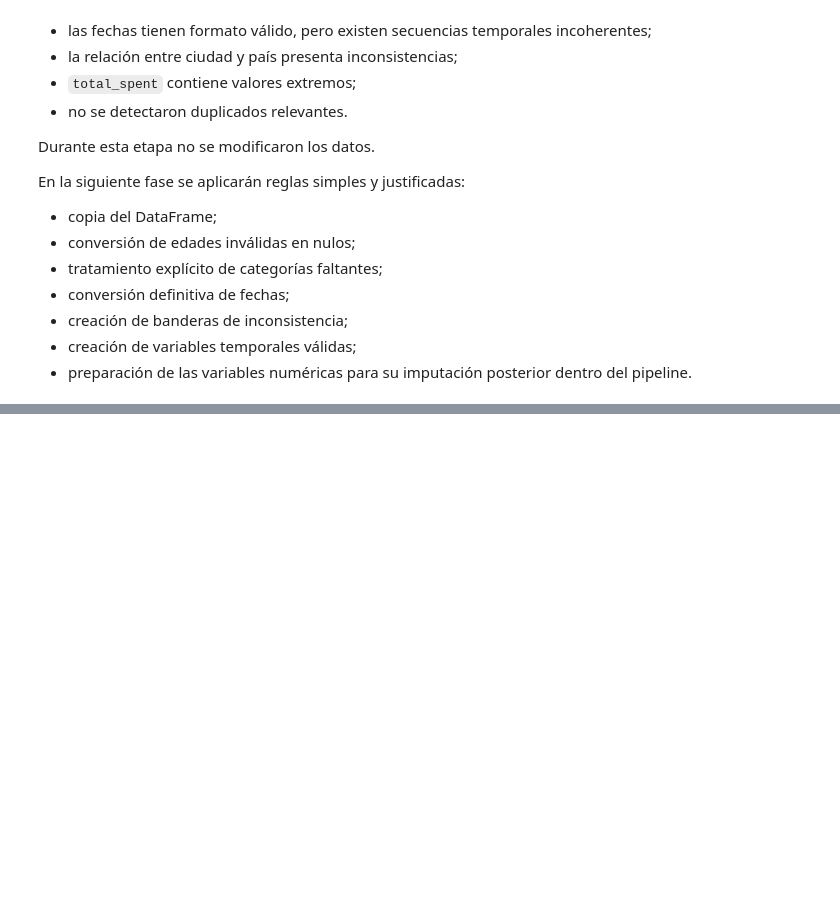
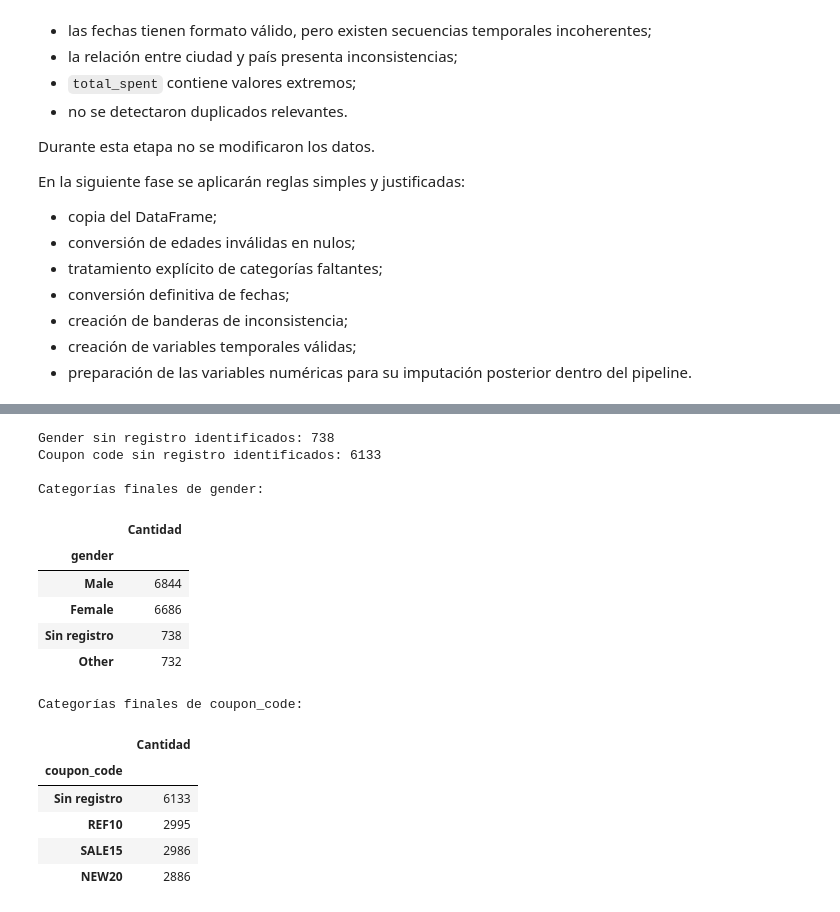
Before and after one commit to sebastianLagos16/customer-retention-analytics, a Jupyter notebook: notebook/Sebastian_lagos_Oscar_Oreste_ET_801V.ipynb, the cells around one changed output, grey strips where cells are left out. Cells and saved outputs as stored; diff of their text form; code cells hidden in the pictures; blank space fills up the shorter version.

Commit message:
"feat:  Limpieza e ingeniería inicial"

```diff
--- a/notebook/Sebastian_lagos_Oscar_Oreste_ET_801V.ipynb
+++ b/notebook/Sebastian_lagos_Oscar_Oreste_ET_801V.ipynb
@@ -338,8 +340,9 @@ columnas_fecha = ["signup_date", "last_purchase_date"]
 
 columnas_categoricas = [
     columna
-    for columna in df.select_dtypes(include="object").columns
+    for columna in df.columns
     if columna not in columnas_fecha
+    and pd.api.types.is_string_dtype(df[columna])
     and df[columna].nunique(dropna=True) <= 15
 ]
 
@@ -729,0 +742,16 @@ En la siguiente fase se aplicarán reglas simples y justificadas:
+# %%
+df_clean = df.copy()
+
+filas_antes = len(df_clean)
+duplicados_antes = int(df_clean.duplicated().sum())
+
+if duplicados_antes > 0:
+    df_clean = df_clean.drop_duplicates().copy()
+
+filas_despues_duplicados = len(df_clean)
+duplicados_eliminados = filas_antes - filas_despues_duplicados
+
+print("Filas antes de revisar duplicados:", filas_antes)
+print("Duplicados exactos detectados:", duplicados_antes)
+print("Duplicados exactos eliminados:", duplicados_eliminados)
+print("Filas después de revisar duplicados:", filas_despues_duplicados)
@@ -729,0 +775,54 @@ En la siguiente fase se aplicarán reglas simples y justificadas:
+# %%
+columnas_texto_limpieza = [
+    "gender",
+    "country",
+    "city",
+    "acquisition_channel",
+    "device_type",
+    "subscription_type",
+    "coupon_code",
+    "payment_method"
+]
+
+for columna in columnas_texto_limpieza:
+    df_clean[columna] = df_clean[columna].str.strip()
+    df_clean[columna] = df_clean[columna].replace("", pd.NA)
+
+gender_sin_registro_antes = int(df_clean["gender"].isna().sum())
+coupon_sin_registro_antes = int(df_clean["coupon_code"].isna().sum())
+
+df_clean["coupon_code_present_flag"] = (
+    df_clean["coupon_code"].notna().astype(int)
+)
+
+df_clean["gender"] = df_clean["gender"].fillna("Sin registro")
+df_clean["coupon_code"] = (
+    df_clean["coupon_code"].fillna("Sin registro")
+)
+
+print("Gender sin registro identificados:", gender_sin_registro_antes)
+print("Coupon code sin registro identificados:", coupon_sin_registro_antes)
+
+print("\nCategorías finales de gender:")
+display(df_clean["gender"].value_counts(dropna=False).to_frame("Cantidad"))
+
+print("\nCategorías finales de coupon_code:")
+display(df_clean["coupon_code"].value_counts(dropna=False).to_frame("Cantidad"))
+# %% [output]
+Gender sin registro identificados: 738
+Coupon code sin registro identificados: 6133
+
+Categorías finales de gender:
+|  | Cantidad |
+| gender |  |
+| Male | 6844 |
+| Female | 6686 |
+| Sin registro | 738 |
+| Other | 732 |
+Categorías finales de coupon_code:
+|  | Cantidad |
+| coupon_code |  |
+| Sin registro | 6133 |
+| REF10 | 2995 |
+| SALE15 | 2986 |
+| NEW20 | 2886 |
```
Also changed, not shown: parts of 17 cells of this notebook, 1 other file.
